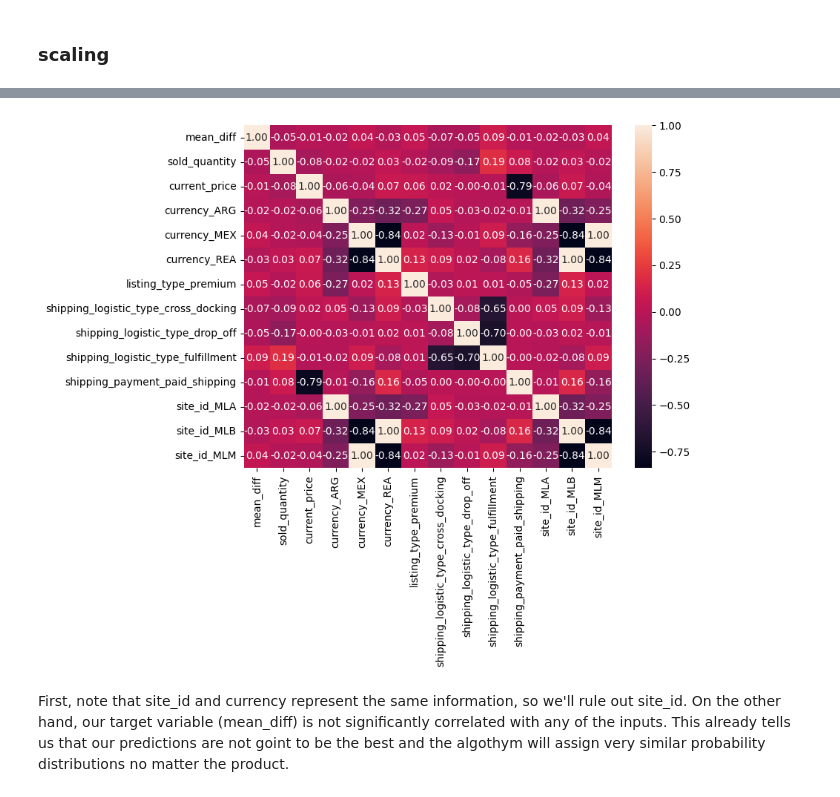
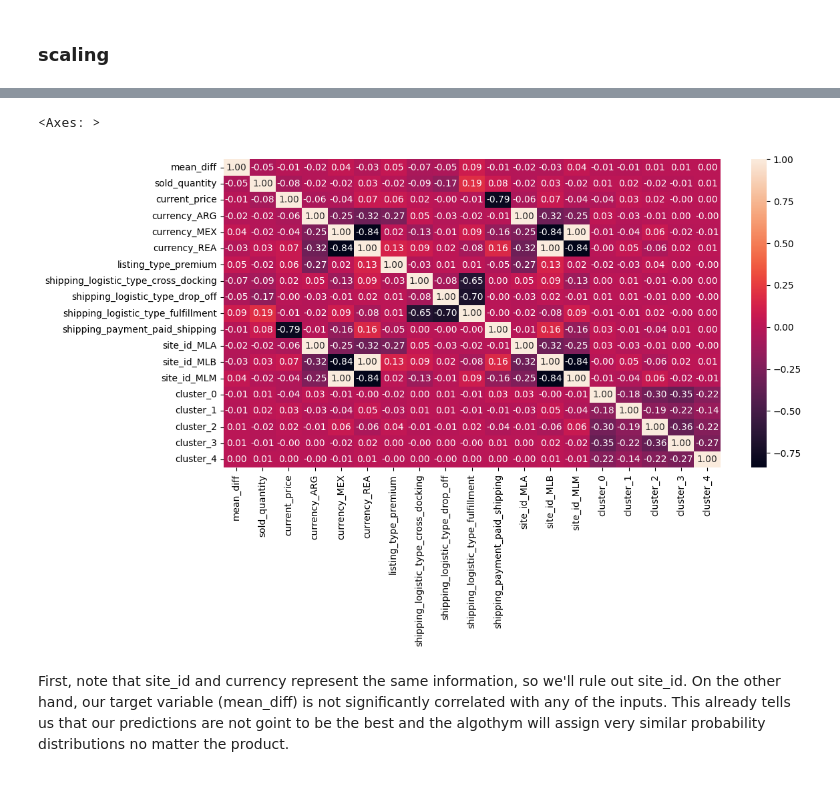
Before and after one commit to santortiz/out-of-stock, a Jupyter notebook: notebooks/training.ipynb, the cells around one changed output, grey strips where cells are left out. Cells and saved outputs as stored; diff of their text form; code cells hidden in the pictures.

Commit message:
Explore metadata with an nlp approach, clustering over domains. This new info was given as input to the models. Better results were obtained

```diff
--- a/notebooks/training.ipynb
+++ b/notebooks/training.ipynb
@@ -70,5 +71,5 @@ pd.DataFrame({
 # %%
-mex_skus = data_to_model_with_metadata[data_to_model_with_metadata["currency"] == "MEX"]
+mex_skus = data_to_model_with[data_to_model_with["currency"] == "MEX"]
 mex_sq_q3 = mex_skus["sold_quantity"].quantile(0.75)
 mex_sq_q1 = mex_skus["sold_quantity"].quantile(0.25)
 mex_sq_iqr = mex_sq_q3 - mex_sq_q1
@@ -82,7 +83,7 @@ mex_core_skus = mex_skus[
     (mex_skus["current_price"] < mex_cp_q3 + 1.5 * mex_cp_iqr)
 ]
 # %%
-arg_skus = data_to_model_with_metadata[data_to_model_with_metadata["currency"] == "ARG"]
+arg_skus = data_to_model_with[data_to_model_with["currency"] == "ARG"]
 arg_sq_q3 = arg_skus["sold_quantity"].quantile(0.75)
 arg_sq_q1 = arg_skus["sold_quantity"].quantile(0.25)
 arg_sq_iqr = arg_sq_q3 - arg_sq_q1
@@ -96,7 +97,7 @@ arg_core_skus = arg_skus[
     (arg_skus["current_price"] < arg_cp_q3 + 1.5 * arg_cp_iqr)
 ]
 # %%
-bra_skus = data_to_model_with_metadata[data_to_model_with_metadata["currency"] == "REA"]
+bra_skus = data_to_model_with[data_to_model_with["currency"] == "REA"]
 bra_sq_q3 = bra_skus["sold_quantity"].quantile(0.75)
 bra_sq_q1 = bra_skus["sold_quantity"].quantile(0.25)
 bra_sq_iqr = bra_sq_q3 - bra_sq_q1
@@ -261,7 +246,7 @@ core_skus_scaled
 # %%
 enconded_core_skus = pd.get_dummies(
     core_skus_scaled,
-    columns=["currency", "listing_type", "shipping_logistic_type", "shipping_payment", "site_id"]
+    columns=["currency", "listing_type", "shipping_logistic_type", "shipping_payment", "site_id", "cluster"]
 ).drop(columns=["listing_type_classic", "shipping_payment_free_shipping"]) #We drop this columns cause their information is redundant since they're binay categories.
 # %%
 enconded_core_skus
@@ -282,10 +267,11 @@ enconded_core_skus
 # %%
 import matplotlib.pyplot as plt
 
-plt.figure(figsize=(8, 6))
+plt.figure(figsize=(12, 6))
 sns.heatmap(enconded_core_skus.drop(columns=["sku"]).corr(), annot=True, fmt=".2f")
 # %% [output]
+<Axes: >
-[figure, old version]
+[figure, new version]
 # %% [markdown]
 First, note that site_id and currency represent the same information, so we'll rule out site_id.
 On the other hand, our target variable (mean_diff) is not significantly correlated with any of the inputs. This already tells us that our predictions are not goint to be the best and the algothym will assign very similar probability distributions no matter the product.
```
Also changed, not shown: parts of 21 cells of this notebook, 3 other files.
